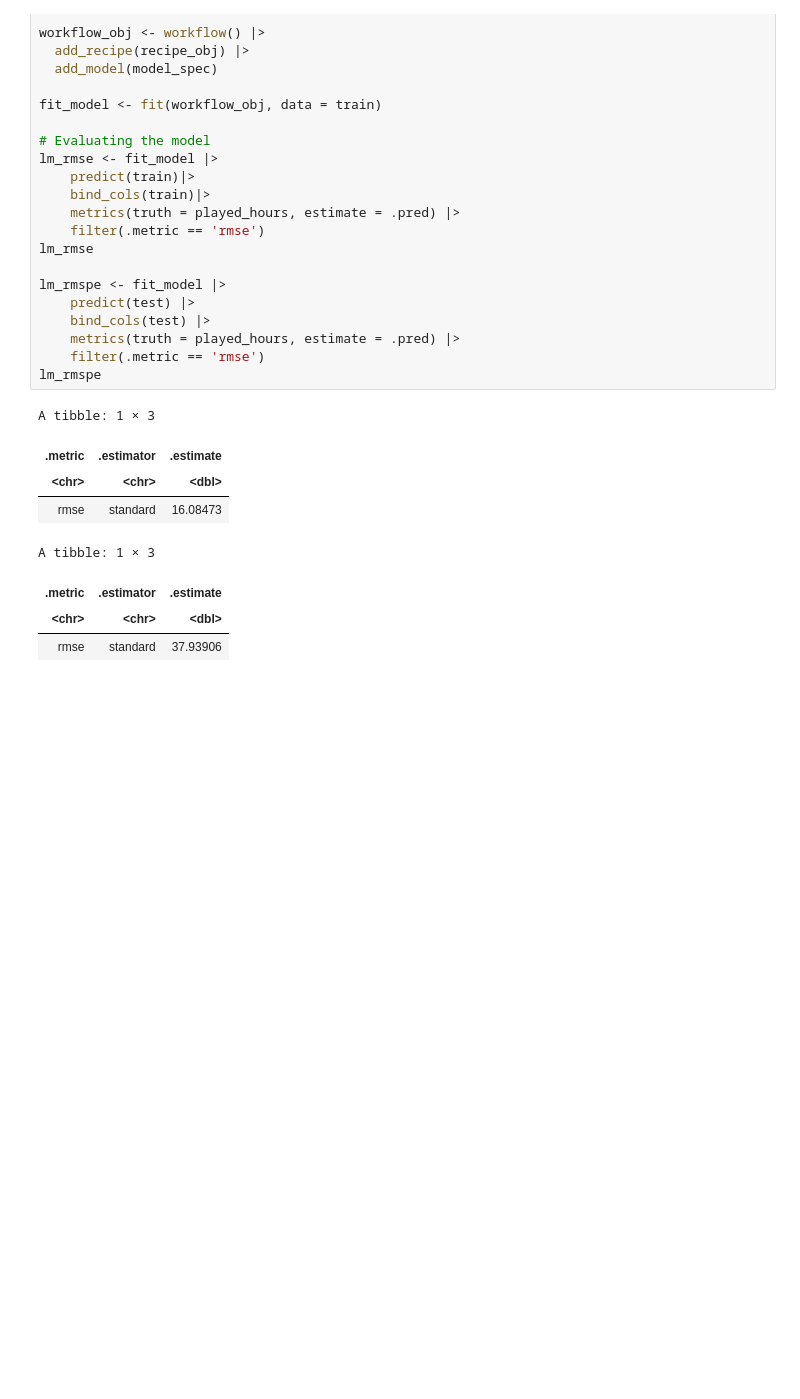
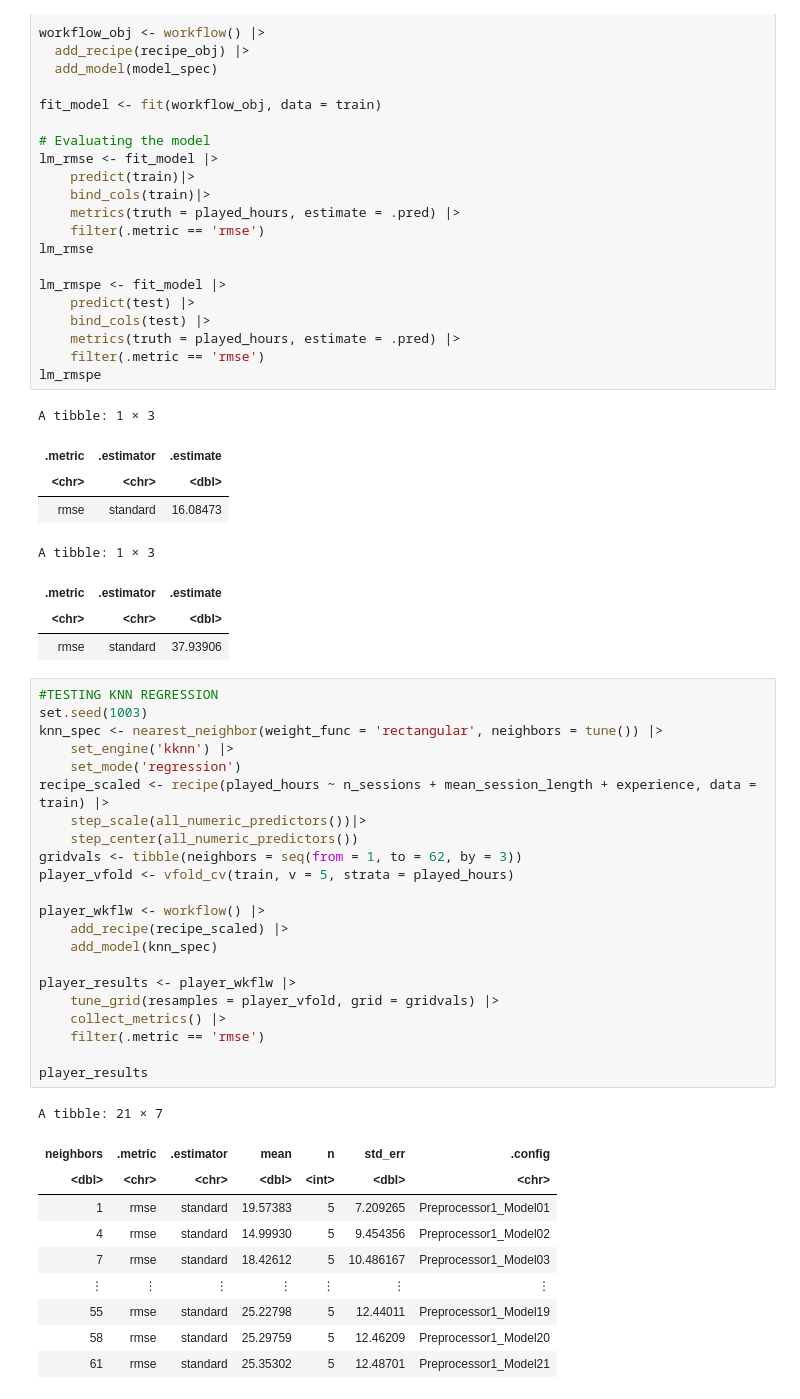
Before and after one commit to Jszut19/Jzuta-DSCI-Project, a Jupyter notebook: JZuta DSCI project code.ipynb, the cells around one changed output. Drawn from its saved outputs; the diff is of its cells as text; blank space fills up the shorter version.

```diff
--- a/JZuta DSCI project code.ipynb
+++ b/JZuta DSCI project code.ipynb
@@ -144,3 +144,36 @@ A tibble: 1 × 3
 | .metric | .estimator | .estimate |
 | <chr> | <chr> | <dbl> |
 | rmse | standard | 37.93906 |
+# %%
+#TESTING KNN REGRESSION
+set.seed(1003)
+knn_spec <- nearest_neighbor(weight_func = 'rectangular', neighbors = tune()) |>
+    set_engine('kknn') |>
+    set_mode('regression')
+recipe_scaled <- recipe(played_hours ~ n_sessions + mean_session_length + experience, data = train) |>
+    step_scale(all_numeric_predictors())|>
+    step_center(all_numeric_predictors())
+gridvals <- tibble(neighbors = seq(from = 1, to = 62, by = 3))
+player_vfold <- vfold_cv(train, v = 5, strata = played_hours)
+
+player_wkflw <- workflow() |>
+    add_recipe(recipe_scaled) |>
+    add_model(knn_spec)
+
+player_results <- player_wkflw |>
+    tune_grid(resamples = player_vfold, grid = gridvals) |>
+    collect_metrics() |>
+    filter(.metric == 'rmse')
+
+player_results
+# %% [output]
+A tibble: 21 × 7
+| neighbors | .metric | .estimator | mean | n | std_err | .config |
+| <dbl> | <chr> | <chr> | <dbl> | <int> | <dbl> | <chr> |
+| 1 | rmse | standard | 19.57383 | 5 | 7.209265 | Preprocessor1_Model01 |
+| 4 | rmse | standard | 14.99930 | 5 | 9.454356 | Preprocessor1_Model02 |
+| 7 | rmse | standard | 18.42612 | 5 | 10.486167 | Preprocessor1_Model03 |
+| ⋮ | ⋮ | ⋮ | ⋮ | ⋮ | ⋮ | ⋮ |
+| 55 | rmse | standard | 25.22798 | 5 | 12.44011 | Preprocessor1_Model19 |
+| 58 | rmse | standard | 25.29759 | 5 | 12.46209 | Preprocessor1_Model20 |
+| 61 | rmse | standard | 25.35302 | 5 | 12.48701 | Preprocessor1_Model21 |
```
Also changed, not shown: parts of 2 cells of this notebook.
